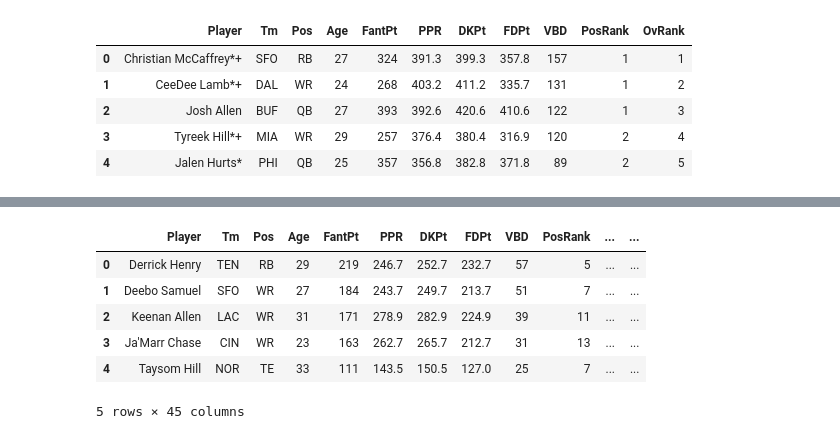
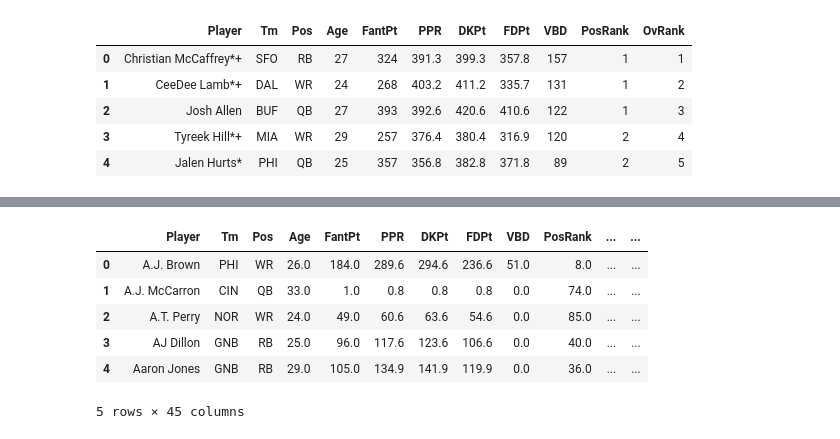
Before and after one commit to JP5252/NFL-Data-Analysis, a Jupyter notebook: NFL_Player_Data_Scaping.ipynb, the cells around one changed output, grey strips where cells are left out. Saved outputs shown, nothing was run; the diff lists cells and outputs as text; code cells hidden in the pictures.

```diff
--- a/NFL_Player_Data_Scaping.ipynb
+++ b/NFL_Player_Data_Scaping.ipynb
@@ -195,7 +195,8 @@ fantasy_stats.head()
 | 4 | Jalen Hurts* | PHI | QB | 25 | 357 | 356.8 | 382.8 | 371.8 | 89 | 2 | 5 |
 # %%
 # combine all data
-stats = pd.merge(fantasy_stats, pass_stats, on='Player', how='inner')
-stats = pd.merge(stats, rush_stats, on='Player', how='inner')
-stats = pd.merge(stats, rec_stats, on='Player', how='inner')
-stats = pd.merge(stats, scrim_stats, on='Player', how='inner')
+stats = pd.merge(fantasy_stats, pass_stats, on='Player', how='outer')
+stats = pd.merge(stats, rush_stats, on='Player', how='outer')
+stats = pd.merge(stats, rec_stats, on='Player', how='outer')
+stats = pd.merge(stats, scrim_stats, on='Player', how='outer')
+stats.head()
@@ -202,15 +211,27 @@ stats = pd.merge(stats, scrim_stats, on='Player', how='inner')
 # %%
+# convert all cells that should be numbers from strings to numbers
+columns_to_convert = stats.columns[3:]  # Adjusted index to start from column 3
+
+# convert selected columns to numeric type
+for col in columns_to_convert:
+    stats[col] = pd.to_numeric(stats[col], errors='coerce')
+
+# fix duplicated players
+stats.drop_duplicates('Player', inplace=True)
+
 # data manipulation
 stats = stats.replace(r'', 0, regex=True) # replace empty columns with zero
+stats = stats.fillna(0)
 stats = stats.replace(r'\+|\*', '', regex=True) # remove trailing + and * from names
+
 stats.head()
 # %% [output]
 |  | Player | Tm | Pos | Age | FantPt | PPR | DKPt | FDPt | VBD | PosRank | ... | ... |
-| 0 | Derrick Henry | TEN | RB | 29 | 219 | 246.7 | 252.7 | 232.7 | 57 | 5 | ... | ... |
-| 1 | Deebo Samuel | SFO | WR | 27 | 184 | 243.7 | 249.7 | 213.7 | 51 | 7 | ... | ... |
-| 2 | Keenan Allen | LAC | WR | 31 | 171 | 278.9 | 282.9 | 224.9 | 39 | 11 | ... | ... |
-| 3 | Ja'Marr Chase | CIN | WR | 23 | 163 | 262.7 | 265.7 | 212.7 | 31 | 13 | ... | ... |
-| 4 | Taysom Hill | NOR | TE | 33 | 111 | 143.5 | 150.5 | 127.0 | 25 | 7 | ... | ... |
+| 0 | A.J. Brown | PHI | WR | 26.0 | 184.0 | 289.6 | 294.6 | 236.6 | 51.0 | 8.0 | ... | ... |
+| 1 | A.J. McCarron | CIN | QB | 33.0 | 1.0 | 0.8 | 0.8 | 0.8 | 0.0 | 74.0 | ... | ... |
+| 2 | A.T. Perry | NOR | WR | 24.0 | 49.0 | 60.6 | 63.6 | 54.6 | 0.0 | 85.0 | ... | ... |
+| 3 | AJ Dillon | GNB | RB | 25.0 | 96.0 | 117.6 | 123.6 | 106.6 | 0.0 | 40.0 | ... | ... |
+| 4 | Aaron Jones | GNB | RB | 29.0 | 105.0 | 134.9 | 141.9 | 119.9 | 0.0 | 36.0 | ... | ... |
 5 rows × 45 columns
 # %%
 stats.to_csv('{}playerstats.csv'.format(year)) # csv output format {year}playerstats.csv
```
Also changed, not shown: parts of 2 cells of this notebook, 1 other file.
